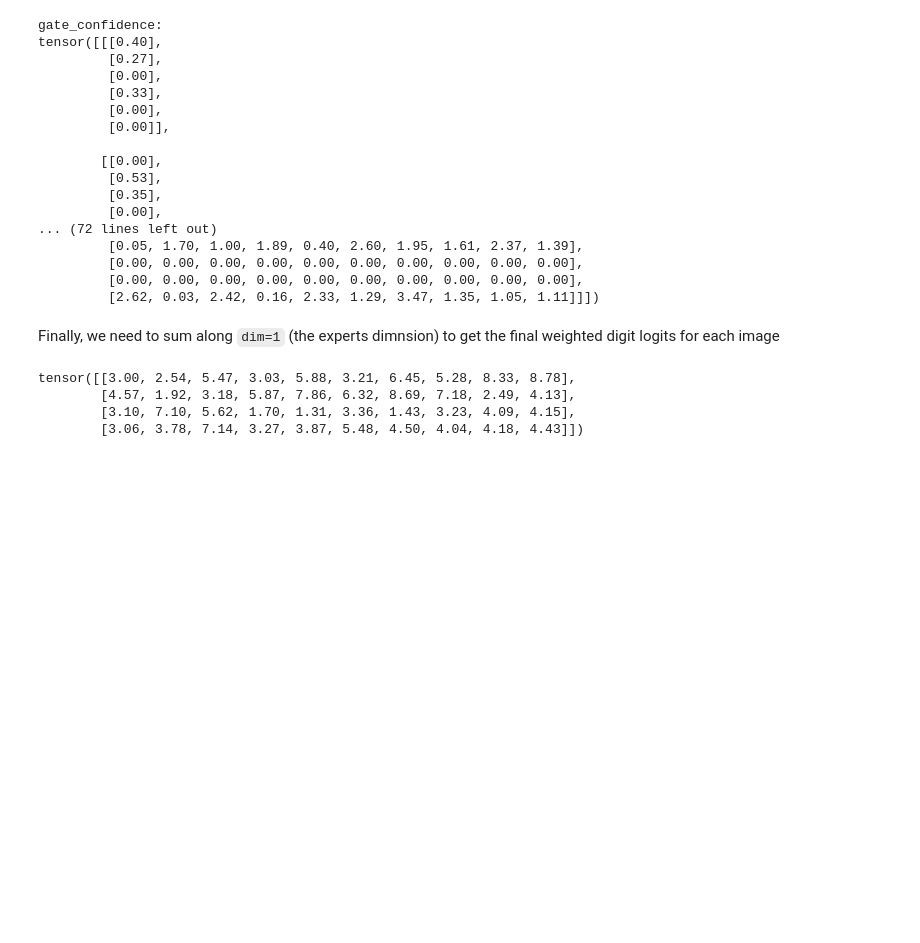
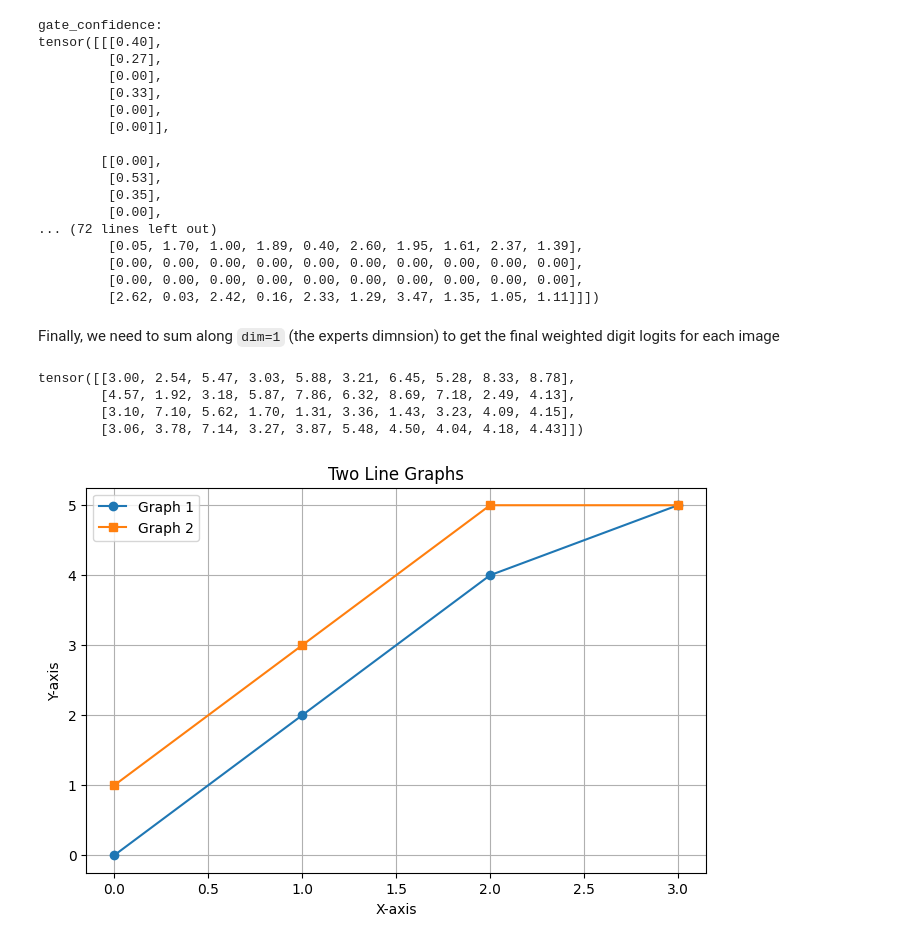
Before and after one commit to miklish/brainy, a Jupyter notebook: Brainy_MoE_Training_Algo_Notes.ipynb, the cells around one changed output. Drawn from its saved outputs; the diff is of its cells as text; code cells hidden in the pictures; blank space fills up the shorter version.

```diff
--- a/Brainy_MoE_Training_Algo_Notes.ipynb
+++ b/Brainy_MoE_Training_Algo_Notes.ipynb
@@ -562,3 +645,35 @@ tensor([[3.00, 2.54, 5.47, 3.03, 5.88, 3.21, 6.45, 5.28, 8.33, 8.78],
         [4.57, 1.92, 3.18, 5.87, 7.86, 6.32, 8.69, 7.18, 2.49, 4.13],
         [3.10, 7.10, 5.62, 1.70, 1.31, 3.36, 1.43, 3.23, 4.09, 4.15],
         [3.06, 3.78, 7.14, 3.27, 3.87, 5.48, 4.50, 4.04, 4.18, 4.43]])
+# %%
+import matplotlib.pyplot as plt
+
+def plot_two_graphs():
+    # Graph 1 data
+    x1 = [0, 1, 2, 3]
+    y1 = [0, 2, 4, 5]
+
+    # Graph 2 data
+    x2 = [0, 1, 2, 3]
+    y2 = [1, 3, 5, 5]
+
+    # Create the plot
+    plt.figure(figsize=(8, 5))
+
+    plt.plot(x1, y1, label='Graph 1', marker='o')
+    plt.plot(x2, y2, label='Graph 2', marker='s')
+
+    # Add labels and title
+    plt.xlabel('X-axis')
+    plt.ylabel('Y-axis')
+    plt.title('Two Line Graphs')
+    plt.legend()
+    plt.grid(True)
+
+    # Show the plot
+    plt.show()
+
+# Call the function
+plot_two_graphs()
+# %% [output]
+[figure, added]
```
Also changed, not shown: parts of 3 cells of this notebook.
